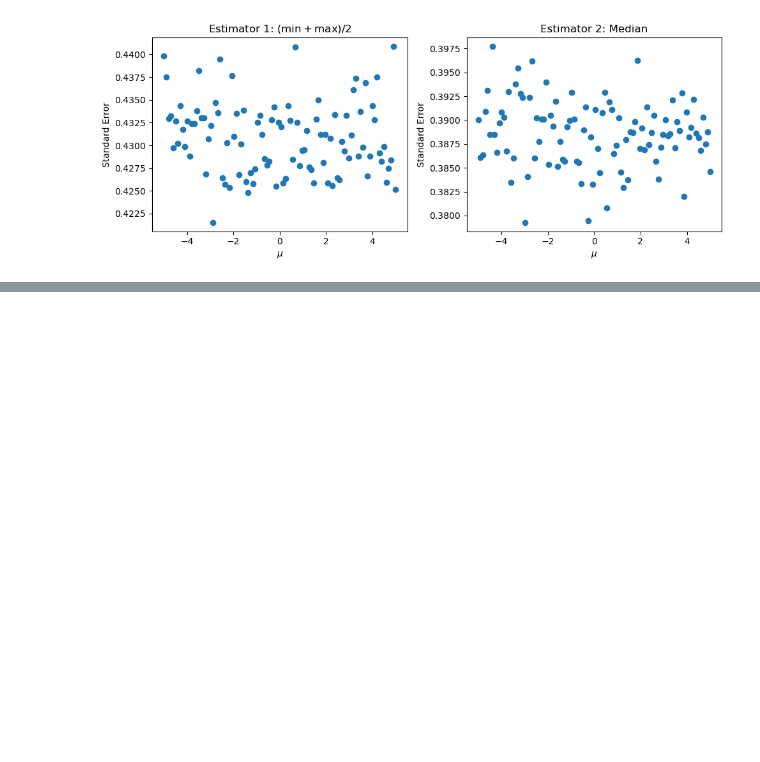
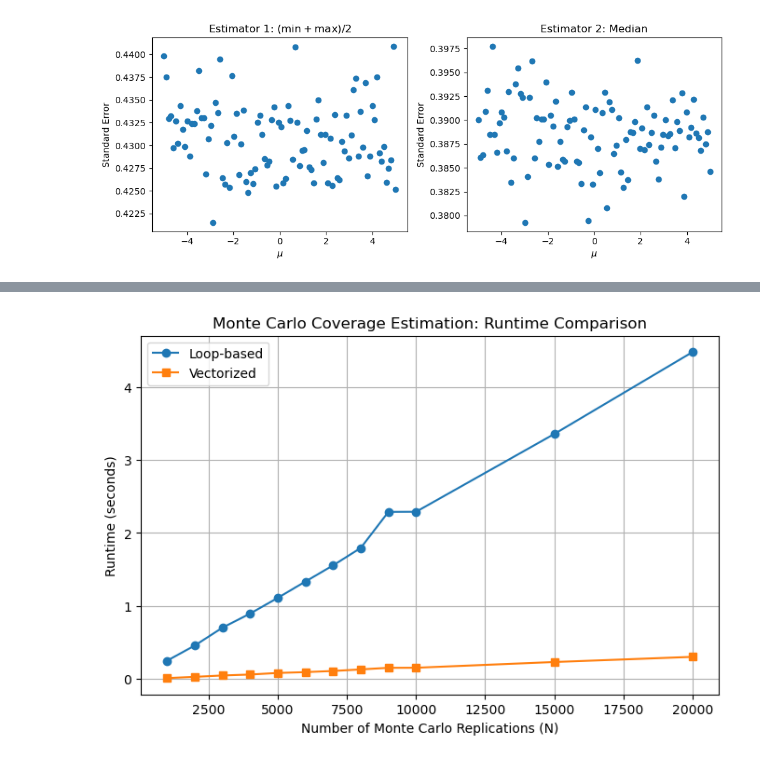
Before and after one commit to Ali-Raisolsadat/Ali-Raisolsadat.github.io, a Jupyter notebook: stat4110-code/chapter3/homework_code/STAT-4110-Chapter 3 - Homework - Jupyter.ipynb, the cells around one changed output, grey strips where cells are left out. Saved outputs shown, nothing was run; the diff lists cells and outputs as text; code cells hidden in the pictures; blank space fills up the shorter version.

```diff
--- a/stat4110-code/chapter3/homework_code/STAT-4110-Chapter 3 - Homework - Jupyter.ipynb
+++ b/stat4110-code/chapter3/homework_code/STAT-4110-Chapter 3 - Homework - Jupyter.ipynb
@@ -492,0 +573,71 @@ plt.show()
+# %%
+def coverage_loop(mu_grid, n, N, alpha=0.05):
+    """
+    Loop-based Monte Carlo coverage estimator.
+    Intentionally uses nested loops (slow).
+    """
+    t_crit = sc.stats.t.ppf(1 - alpha / 2, df=n - 1)
+    coverage = []
+
+    for mu in mu_grid:
+        k = 0
+        for _ in range(N):
+            X = np.random.exponential(scale=mu, size=n)
+            Xbar = np.mean(X)
+            s = np.std(X, ddof=1)
+            d = t_crit * s / np.sqrt(n)
+
+            if Xbar - d <= mu <= Xbar + d:
+                k += 1
+
+        coverage.append(k / N)
+
+    return np.array(coverage)
+
+def coverage_vectorized(mu_grid, n, N, alpha=0.05):
+    """
+    Vectorized Monte Carlo coverage estimator.
+    """
+    t_crit = sc.stats.t.ppf(1 - alpha / 2, df=n - 1)
+    coverage = []
+
+    for mu in mu_grid:
+        X = np.random.exponential(scale=mu, size=(N, n))
+        Xbar = X.mean(axis=1)
+        s = X.std(axis=1, ddof=1)
+        d = t_crit * s / np.sqrt(n)
+
+        I = (Xbar - d <= mu) & (mu <= Xbar + d)
+        coverage.append(I.mean())
+
+    return np.array(coverage)
+
+
+# problem setup
+mu_grid = np.linspace(5, 10, 6)
+n = 100
+N_values = [1000, 2000, 3000, 4000, 5000, 6000, 7000, 8000, 9000, 10000, 15000, 20000]
+times_loop = []
+times_vec = []
+
+for N in N_values:
+    start = time.time()
+    coverage_loop(mu_grid, n, N)
+    times_loop.append(time.time() - start)
+
+    start = time.time()
+    coverage_vectorized(mu_grid, n, N)
+    times_vec.append(time.time() - start)
+
+
+plt.figure(figsize=(8, 5))
+plt.plot(N_values, times_loop, marker='o', label='Loop-based')
+plt.plot(N_values, times_vec, marker='s', label='Vectorized')
+plt.xlabel("Number of Monte Carlo Replications (N)")
+plt.ylabel("Runtime (seconds)")
+plt.title("Monte Carlo Coverage Estimation: Runtime Comparison")
+plt.legend()
+plt.grid(True)
+plt.show()
+# %% [output]
+[figure, added]
```
Also changed, not shown: parts of 6 cells of this notebook, 10 other files.
